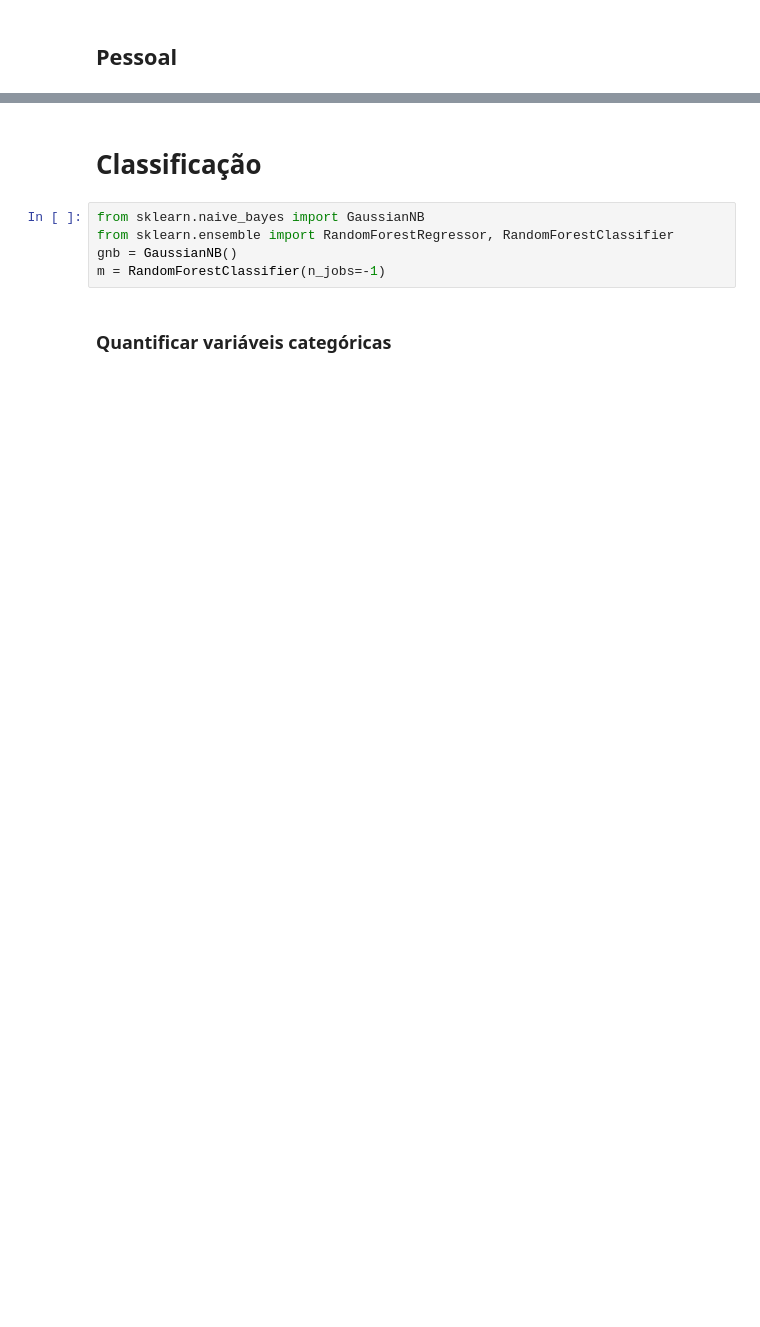
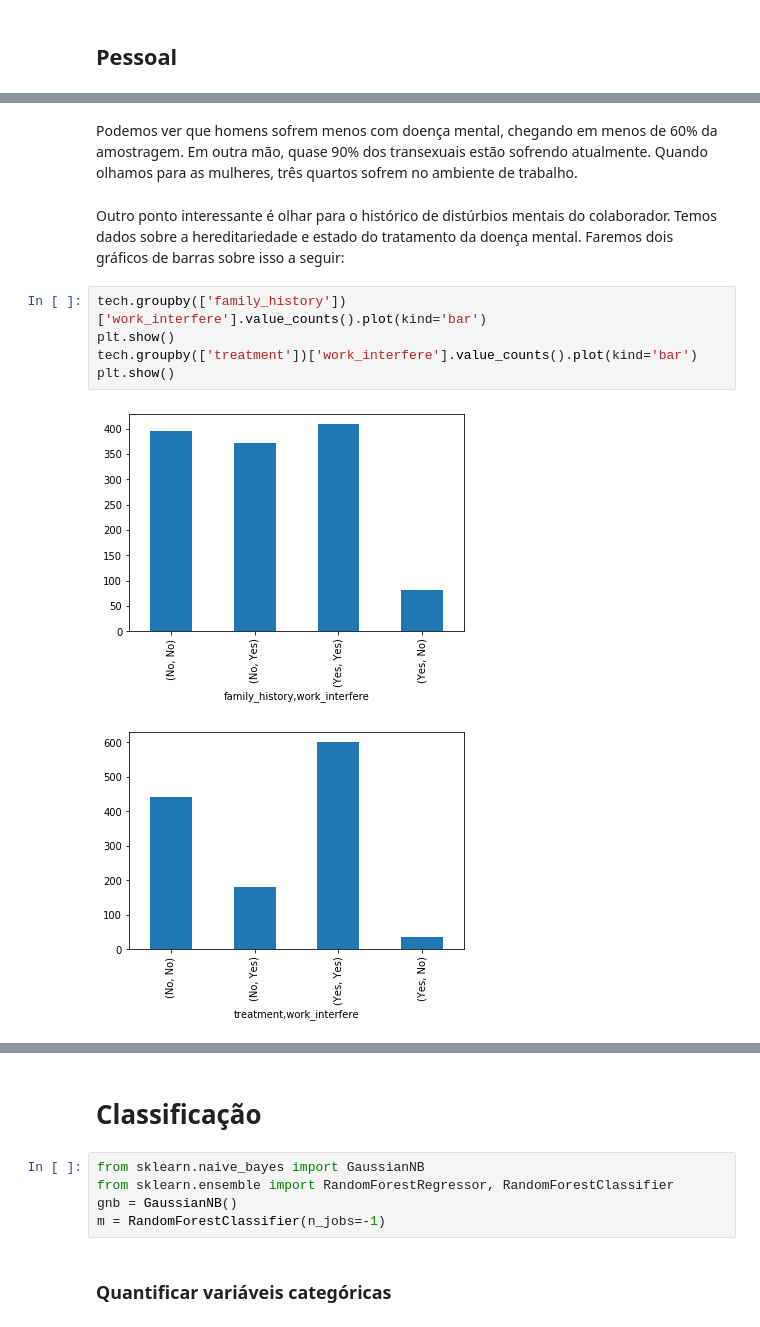
Before and after one commit to SamanthaReiis/Bootcamp-Ihub-Saude, a Jupyter notebook: Health.ipynb, the cells around one changed output, grey strips where cells are left out. Cells and saved outputs as stored; diff of their text form; blank space fills up the shorter version.

```diff
--- a/Health.ipynb
+++ b/Health.ipynb
@@ -219,0 +149,12 @@ Name: mental_health_consequence, dtype: int64
+# %% [markdown]
+Podemos ver que homens sofrem menos com doença mental, chegando em menos de 60% da amostragem. Em outra mão, quase 90% dos transexuais estão sofrendo atualmente. Quando olhamos para as mulheres, três quartos sofrem no ambiente de trabalho.
+# %% [markdown]
+Outro ponto interessante é olhar para o histórico de distúrbios mentais do colaborador. Temos dados sobre a hereditariedade e estado do tratamento da doença mental. Faremos dois gráficos de barras sobre isso a seguir:
+# %%
+tech.groupby(['family_history'])['work_interfere'].value_counts().plot(kind='bar')
+plt.show()
+tech.groupby(['treatment'])['work_interfere'].value_counts().plot(kind='bar')
+plt.show()
+# %% [output]
+[figure, added]
+[figure, added]
```
Also changed, not shown: parts of 28 cells of this notebook.
